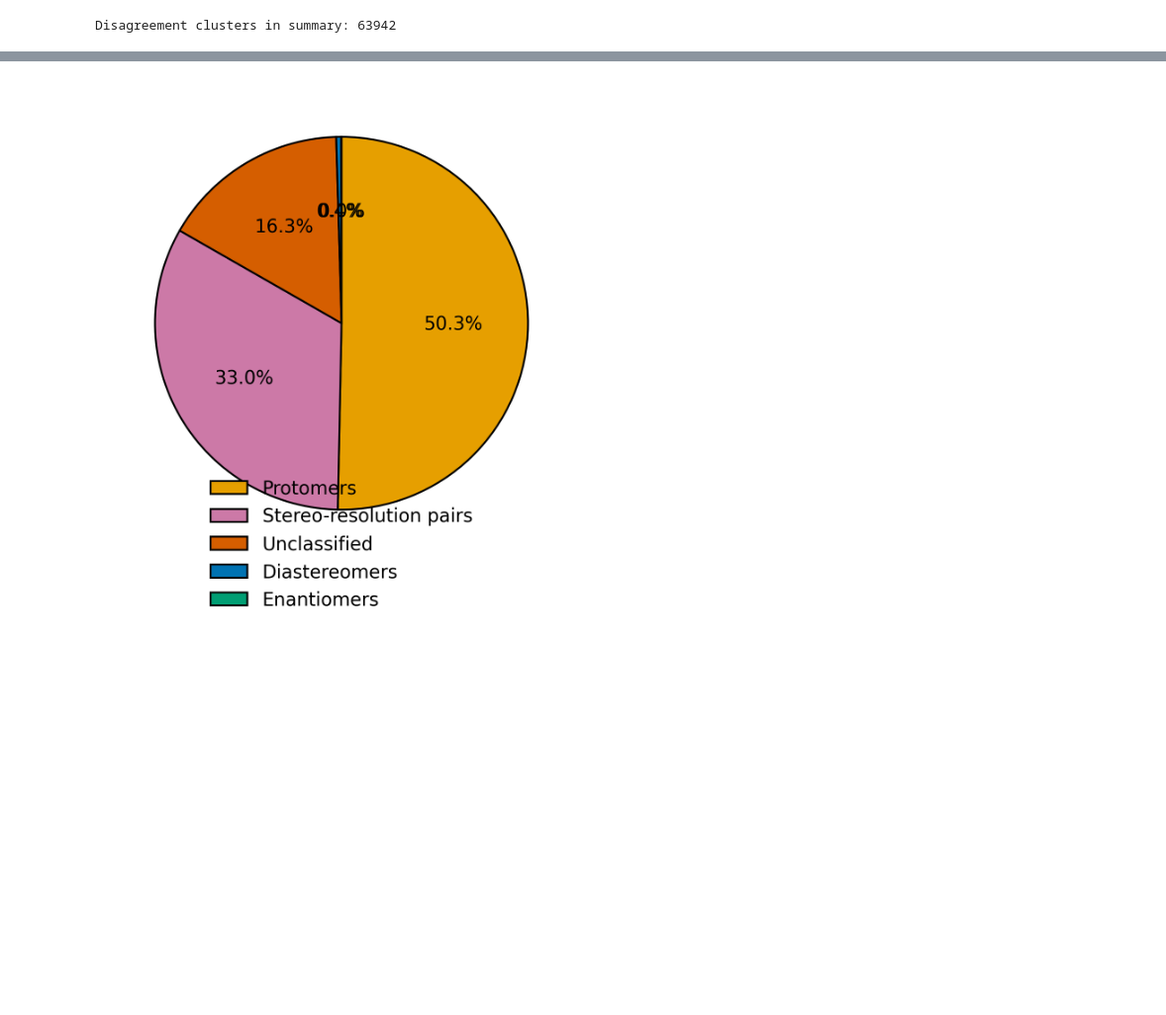
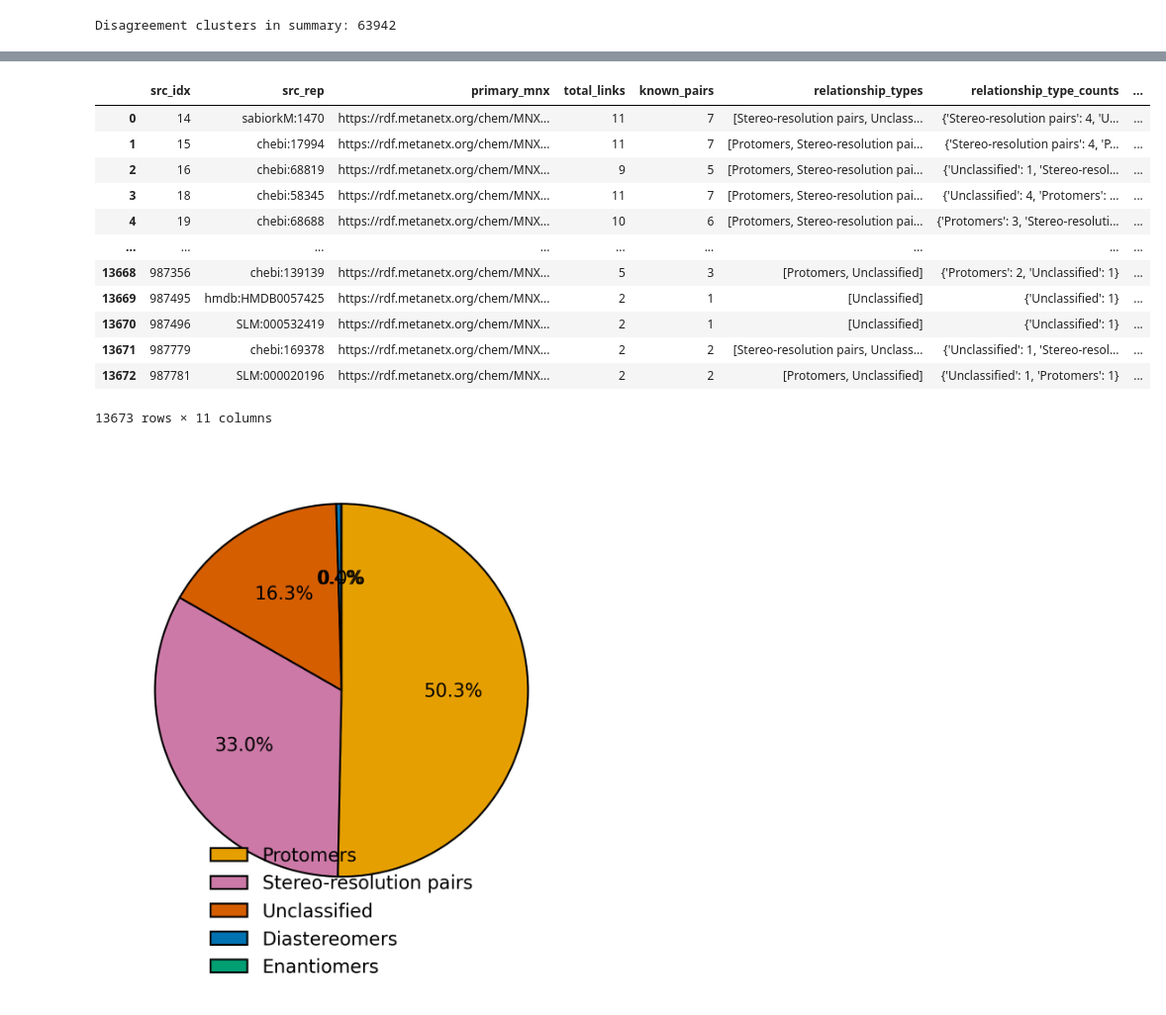
Before and after one commit to Digital-Metabolic-Twin-Centre/stereomapper, a Jupyter notebook: experiments/analysis/clustering_results_original.ipynb, the cells around one changed output, grey strips where cells are left out. Shown at 99% size. Cells and saved outputs as stored; diff of their text form; code cells hidden in the pictures; blank space fills up the shorter version.

```diff
--- a/experiments/analysis/clustering_results_original.ipynb
+++ b/experiments/analysis/clustering_results_original.ipynb
@@ -1388,3 +1642,26 @@ fig.savefig(out_base +".svg")
+# %%
+# need to actually get the cluster members for these clusters, so we can investigate them
+idx_to_key = {i: _canon_set(r.get("cluster", [])) for i, r in enumerate(labelled_res)}
+idx_to_rep = {i: _first_label(r.get("cluster", [])) for i, r in enumerate(labelled_res)}
+
+unclassified_clusters["cluster_key"] = unclassified_clusters["src_idx"].map(idx_to_key)
+unclassified_clusters["cluster_rep"] = unclassified_clusters["src_idx"].map(idx_to_rep
+)
+unclassified_clusters
+# %% [output]
+|  | src_idx | src_rep | primary_mnx | total_links | known_pairs | relationship_types | relationship_type_counts | ... |
+| 0 | 14 | sabiorkM:1470 | https://rdf.metanetx.org/chem/MNX... | 11 | 7 | [Stereo-resolution pairs, Unclass... | {'Stereo-resolution pairs': 4, 'U... | ... |
+| 1 | 15 | chebi:17994 | https://rdf.metanetx.org/chem/MNX... | 11 | 7 | [Protomers, Stereo-resolution pai... | {'Stereo-resolution pairs': 4, 'P... | ... |
+| 2 | 16 | chebi:68819 | https://rdf.metanetx.org/chem/MNX... | 9 | 5 | [Protomers, Stereo-resolution pai... | {'Unclassified': 1, 'Stereo-resol... | ... |
+| 3 | 18 | chebi:58345 | https://rdf.metanetx.org/chem/MNX... | 11 | 7 | [Protomers, Stereo-resolution pai... | {'Unclassified': 4, 'Protomers': ... | ... |
+| 4 | 19 | chebi:68688 | https://rdf.metanetx.org/chem/MNX... | 10 | 6 | [Protomers, Stereo-resolution pai... | {'Protomers': 3, 'Stereo-resoluti... | ... |
+| ... | ... | ... | ... | ... | ... | ... | ... | ... |
+| 13668 | 987356 | chebi:139139 | https://rdf.metanetx.org/chem/MNX... | 5 | 3 | [Protomers, Unclassified] | {'Protomers': 2, 'Unclassified': 1} | ... |
+| 13669 | 987495 | hmdb:HMDB0057425 | https://rdf.metanetx.org/chem/MNX... | 2 | 1 | [Unclassified] | {'Unclassified': 1} | ... |
+| 13670 | 987496 | SLM:000532419 | https://rdf.metanetx.org/chem/MNX... | 2 | 1 | [Unclassified] | {'Unclassified': 1} | ... |
+| 13671 | 987779 | chebi:169378 | https://rdf.metanetx.org/chem/MNX... | 2 | 2 | [Stereo-resolution pairs, Unclass... | {'Unclassified': 1, 'Stereo-resol... | ... |
+| 13672 | 987781 | SLM:000020196 | https://rdf.metanetx.org/chem/MNX... | 2 | 2 | [Protomers, Unclassified] | {'Unclassified': 1, 'Protomers': 1} | ... |
+13673 rows × 11 columns
 # %%
 # ------------------------
 # Mutually exclusive pie (per-cluster primary relationship)
```
Also changed, not shown: parts of 17 cells of this notebook, 1 other file.
